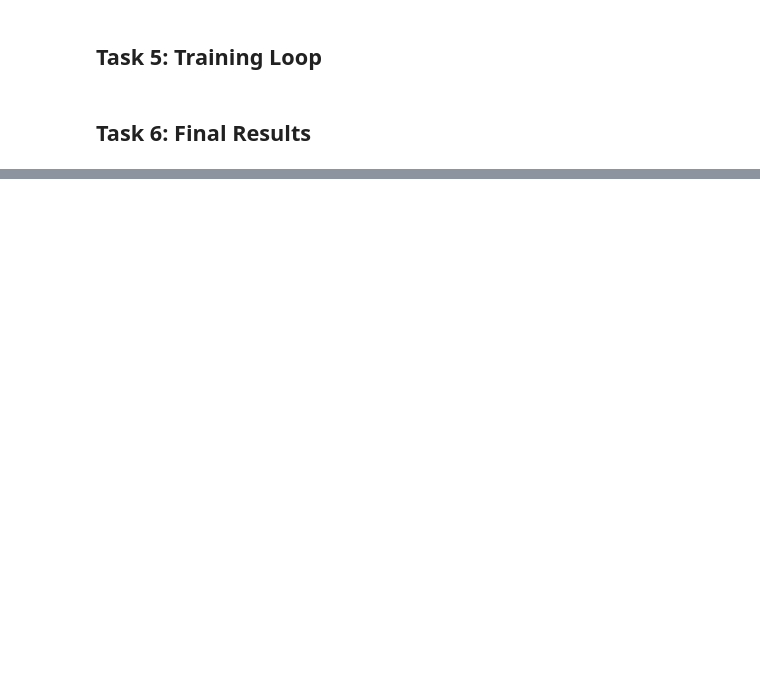
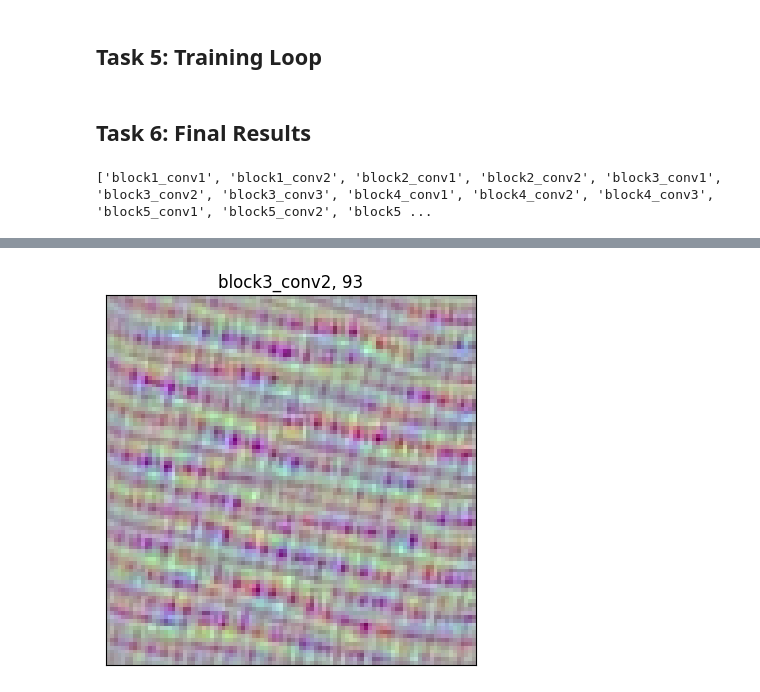
Before and after one commit to rizwanshafiq63/visualizing-cnn-filters-tensorflow, a Jupyter notebook: Visualizing_Filters_of_a_CNN_Starter.ipynb, the cells around one changed output, grey strips where cells are left out. Cells and saved outputs as stored; diff of their text form; code cells hidden in the pictures; blank space fills up the shorter version.

```diff
--- a/Visualizing_Filters_of_a_CNN_Starter.ipynb
+++ b/Visualizing_Filters_of_a_CNN_Starter.ipynb
@@ -111,6 +111,15 @@ def visualize_image(layer_name, f_index=None, iters=50):
     if (i + 1) % verbose_step == 0:
       print(f'Iteration: {i + 1}, Loss: {loss.numpy():.4f}')
 
-  plt.plot(image, f'{layer_name}, {f_index}')
+  plot_image(image, f'{layer_name}, {f_index}')
 # %% [markdown]
 ## Task 6: Final Results
+# %%
+print([layer.name for layer in model.layers if 'conv' in layer.name])
+# %% [output]
+['block1_conv1', 'block1_conv2', 'block2_conv1', 'block2_conv2', 'block3_conv1', 'block3_conv2', 'block3_conv3', 'block4_conv1', 'block4_conv2', 'block4_conv3', 'block5_conv1', 'block5_conv2', 'block5 ...
+# %%
+layer_name = 'block3_conv2' #@param ['block1_conv1', 'block1_conv2', 'block2_conv1', 'block2_conv2', 'block3_conv1', 'block3_conv2', 'block3_conv3', 'block4_conv1', 'block4_conv2', 'block4_conv3', 'block5_conv1', 'block5_conv2', 'block5_conv3']
+
+visualize_image(layer_name, iters=100)
+# %% [output]
@@ -116,0 +136 @@ def visualize_image(layer_name, f_index=None, iters=50):
+[figure, added]
```
Also changed, not shown: parts of 4 cells of this notebook.
